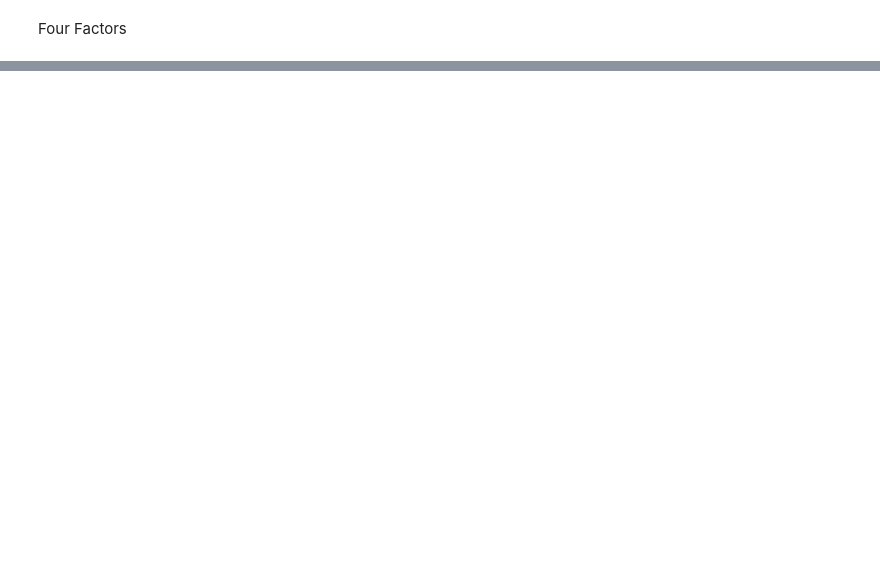
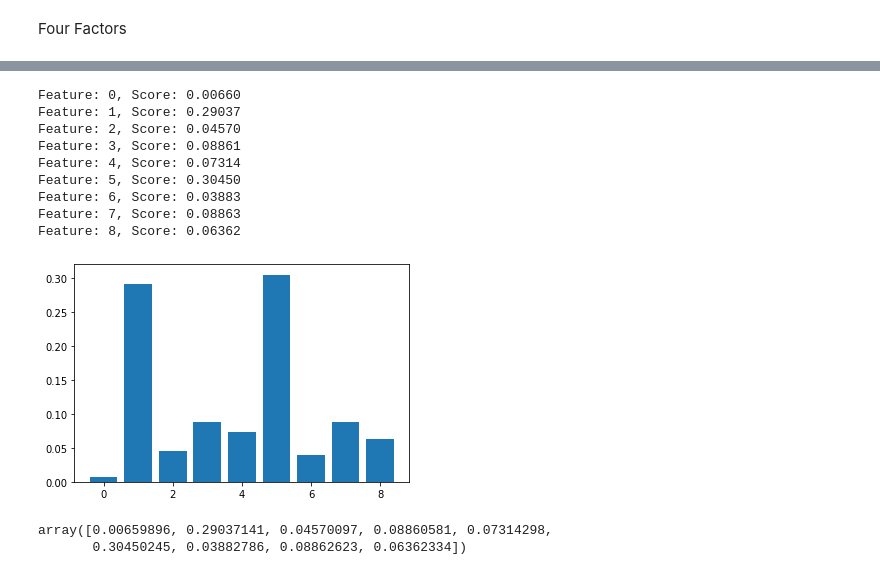
Before and after one commit to kurt980/Basketball_Analytics, a Jupyter notebook: 527_Project.ipynb, the cells around one changed output, grey strips where cells are left out. Cells and saved outputs as stored; diff of their text form; code cells hidden in the pictures; blank space fills up the shorter version.

```diff
--- a/527_Project.ipynb
+++ b/527_Project.ipynb
@@ -121,0 +172,8 @@ Robust Regression?
+# %%
+x4 = df4.loc[:,df4.columns != 'W_L'].reset_index(drop = True)
+x4_n = (x4 - x4.mean()) / (x4.max() - x4.min())
+x4[x4_n.columns] = x4_n
+
+y4 = df4.loc[:,df4.columns == 'W_L'].reset_index(drop = True)
+# split train and test by 4:1
+x4_train, x4_test, y4_train, y4_test = train_test_split(x4,y4,test_size=0.2)
@@ -121,0 +236,12 @@ Robust Regression?
+# %%
+df_p0 = pd.read_csv('/content/sample_data/box_score.csv')
+df_p0 = df_p0.dropna(axis=0)
+df_p0 = df_p0.rename(columns = {'DATE':'GAME_DATE'})
+df_p = df_p0.loc[:,~df_p0.columns.isin(['GAME_DATE', 'MATCH_UP', 'TEAM', 'MIN', 'REB', 'W_L'])]
+df_p = df_p[df_p['PD'] > 0]
+
+x_p = df_p.loc[:,df_p.columns != 'PD'].reset_index(drop = True)
+x_pnorm = (x_p - x_p.mean()) / (x_p.max() - x_p.min())
+x_p[x_pnorm.columns] = x_pnorm
+y_p = df_p.loc[:,df_p.columns == 'PD'].reset_index(drop = True)
+df_p[x_pnorm.columns] = x_pnorm
@@ -121,0 +380,14 @@ Robust Regression?
+# %%
+df_p0['AWAYPTS'] = df_p0['PTS'] - df_p0['PD']
+df4all = pd.merge(df_p0,df40, on = ['TEAM', 'GAME_DATE'])
+df4all = df4all[['TEAM','EFG%','FTR','TOV%','OREB%','OPPEFG%','OPPFTR','OPPTOV%','OPPOREB%','PTS','AWAYPTS']]
+df4all.columns = ['TEAM','EFG',	'FTR',	'TOV',	'OREB',	'OPPEFG',	'OPPFTR',	'OPPTOV',	'OPPOREB', 'PTS','AWAYPTS']
+
+dfpwp = pd.concat([df4all.groupby('TEAM').mean().iloc[:,:-2], df4all.groupby('TEAM').mean()[['PTS','AWAYPTS']]], axis=1).reset_index(drop=True)
+
+x = dfpwp.iloc[:,:-2]
+xn = (x - x.mean()) / (x.max() - x.min())
+dfpwp[xn.columns] = xn
+
+dfpwp['PWP'] = (dfpwp['PTS']**16.5 / (dfpwp['PTS']**16.5 + dfpwp['AWAYPTS']**16.5))
+dfpwp = dfpwp[['EFG',	'FTR',	'TOV',	'OREB',	'OPPEFG',	'OPPFTR',	'OPPTOV',	'OPPOREB', 'PWP']]
@@ -121,0 +482,3 @@ Robust Regression?
+# %%
+clft = tree.DecisionTreeRegressor()
+clft = clft.fit(x4_train, y4_train)
@@ -121,0 +516,19 @@ Robust Regression?
+# %%
+importance = clft.feature_importances_
+# summarize feature importance
+for i,v in enumerate(importance):
+ print('Feature: %0d, Score: %.5f' % (i,v))
+# plot feature importance
+pyplot.bar([x for x in range(len(importance))], importance)
+pyplot.show()
+# %% [output]
+Feature: 0, Score: 0.00660
+Feature: 1, Score: 0.29037
+Feature: 2, Score: 0.04570
+Feature: 3, Score: 0.08861
+Feature: 4, Score: 0.07314
+Feature: 5, Score: 0.30450
+Feature: 6, Score: 0.03883
+Feature: 7, Score: 0.08863
+Feature: 8, Score: 0.06362
+[figure, added]
@@ -121,0 +537,5 @@ Robust Regression?
+# %%
+importance
+# %% [output]
+array([0.00659896, 0.29037141, 0.04570097, 0.08860581, 0.07314298,
+       0.30450245, 0.03882786, 0.08862623, 0.06362334])
```
Also changed, not shown: parts of 98 cells of this notebook.
